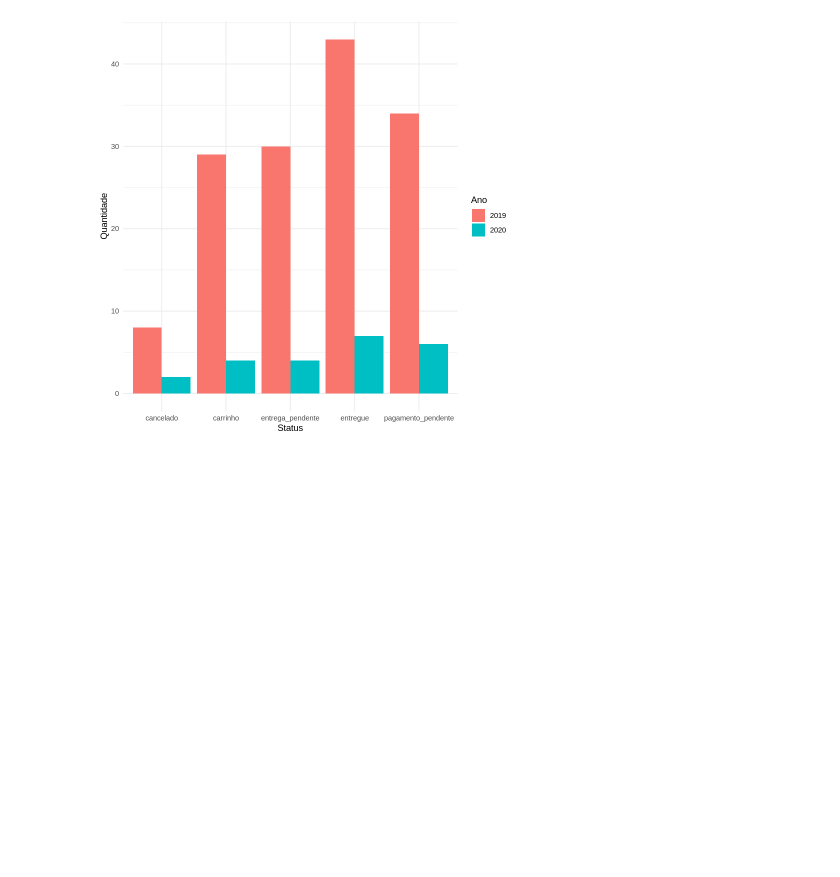
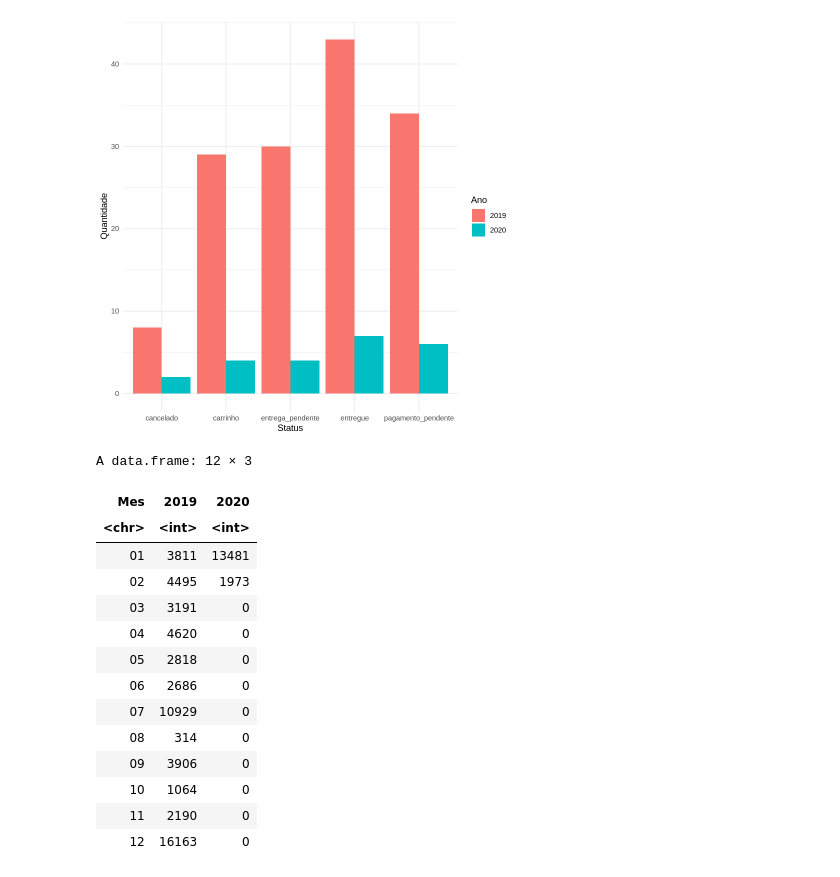
Before and after one commit to Gabrieldiasdeoliveira/Analise-Exploratria-Ecommerce, a Jupyter notebook: Estudo_Ecommerce_Inteligência_de_Mercado_.ipynb, the cells around one changed output. Drawn from its saved outputs; the diff is of its cells as text; code cells hidden in the pictures; blank space fills up the shorter version.

```diff
--- a/Estudo_Ecommerce_Inteligência_de_Mercado_.ipynb
+++ b/Estudo_Ecommerce_Inteligência_de_Mercado_.ipynb
@@ -308,0 +315,33 @@ print(grafico)
+# %%
+library(reshape2)
+
+# Converter a variável "DataCriacao" para o formato de data
+dados$DataCriacao <- as.Date(dados$DataCriacao)
+
+# Extrair o mês da variável "DataCriacao"
+dados$Mes <- format(dados$DataCriacao, "%m")
+
+# Converter a variável "Ano" para o formato de fator
+dados$Ano <- as.factor(dados$Ano)
+
+# Criar a tabela agrupada por mês, com colunas para os anos 2019 e 2020 e valores de PrecoTotal
+tabela <- dcast(dados, Mes ~ Ano, value.var = "PrecoTotal", sum)
+
+# Exibir a tabela resultante
+tabela
+# %% [output]
+A data.frame: 12 × 3
+| Mes | 2019 | 2020 |
+| <chr> | <int> | <int> |
+| 01 | 3811 | 13481 |
+| 02 | 4495 | 1973 |
+| 03 | 3191 | 0 |
+| 04 | 4620 | 0 |
+| 05 | 2818 | 0 |
+| 06 | 2686 | 0 |
+| 07 | 10929 | 0 |
+| 08 | 314 | 0 |
+| 09 | 3906 | 0 |
+| 10 | 1064 | 0 |
+| 11 | 2190 | 0 |
+| 12 | 16163 | 0 |
```
Also changed, not shown: parts of 4 cells of this notebook.
